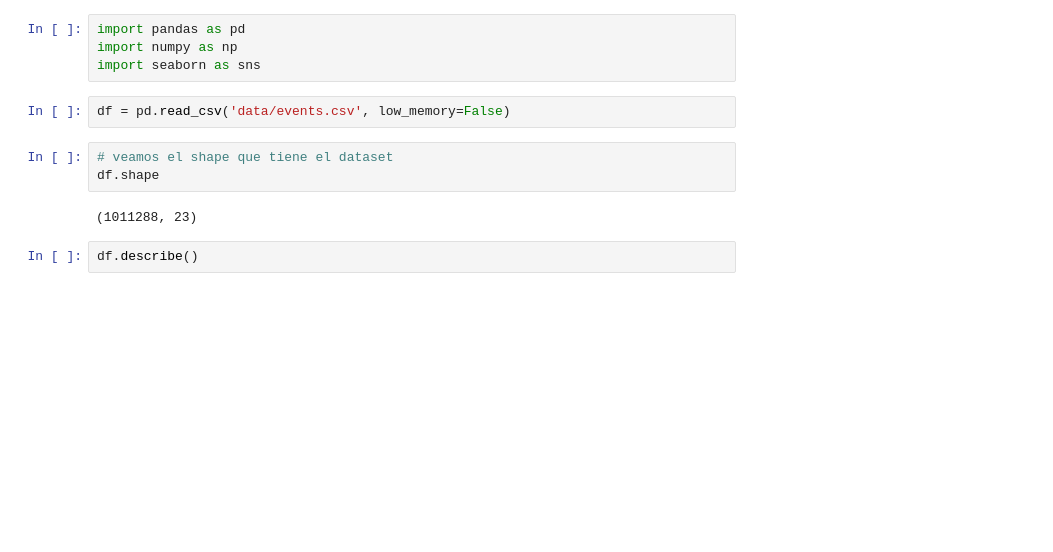
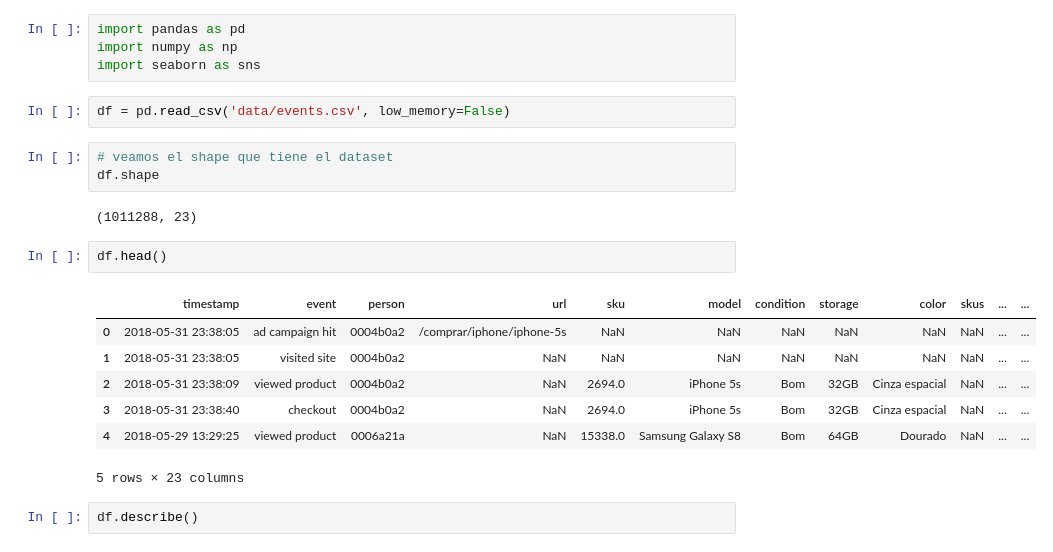
Before and after one commit to rozanecm/7506_OrganizacionDeDatos_TP1, a Jupyter notebook: tp1.ipynb, the cells around one changed output. Drawn from its saved outputs; the diff is of its cells as text; blank space fills up the shorter version.

```diff
--- a/tp1.ipynb
+++ b/tp1.ipynb
@@ -9,6 +9,16 @@ df = pd.read_csv('data/events.csv', low_memory=False)
 df.shape
 # %% [output]
 (1011288, 23)
+# %%
+df.head()
+# %% [output]
+|  | timestamp | event | person | url | sku | model | condition | storage | color | skus | ... | ... |
+| 0 | 2018-05-31 23:38:05 | ad campaign hit | 0004b0a2 | /comprar/iphone/iphone-5s | NaN | NaN | NaN | NaN | NaN | NaN | ... | ... |
+| 1 | 2018-05-31 23:38:05 | visited site | 0004b0a2 | NaN | NaN | NaN | NaN | NaN | NaN | NaN | ... | ... |
+| 2 | 2018-05-31 23:38:09 | viewed product | 0004b0a2 | NaN | 2694.0 | iPhone 5s | Bom | 32GB | Cinza espacial | NaN | ... | ... |
+| 3 | 2018-05-31 23:38:40 | checkout | 0004b0a2 | NaN | 2694.0 | iPhone 5s | Bom | 32GB | Cinza espacial | NaN | ... | ... |
+| 4 | 2018-05-29 13:29:25 | viewed product | 0006a21a | NaN | 15338.0 | Samsung Galaxy S8 | Bom | 64GB | Dourado | NaN | ... | ... |
+5 rows × 23 columns
 # %%
 df.describe()
 # %% [output]
```
Also changed, not shown: parts of 3 cells of this notebook.
